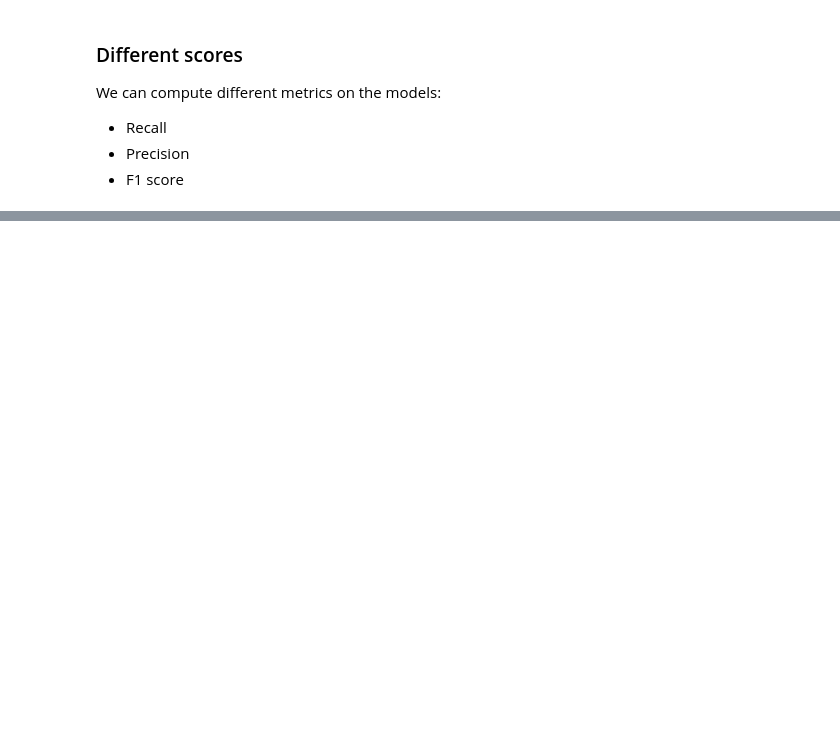
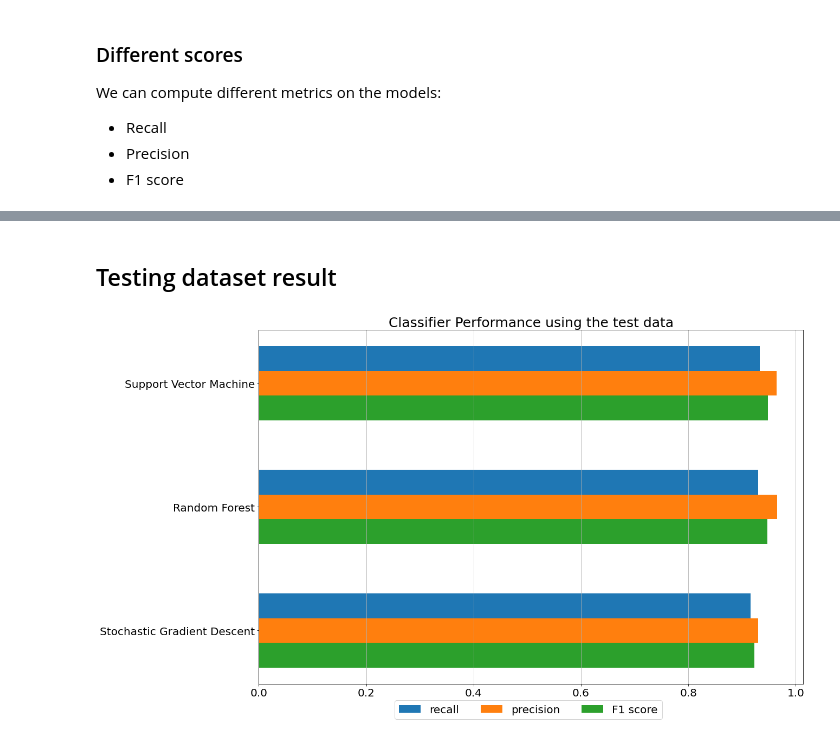
Before and after one commit to qbootstud5/Assignment_3, a Jupyter notebook: notebook.ipynb, the cells around one changed output, grey strips where cells are left out. Saved outputs shown, nothing was run; the diff lists cells and outputs as text; code cells hidden in the pictures; blank space fills up the shorter version.

```diff
--- a/notebook.ipynb
+++ b/notebook.ipynb
@@ -465,7 +454,7 @@ We can compute different metrics on the models:
 - Precision
 - F1 score
 # %%
-scores_dict: dict = {k:
+testing_scores_dict: dict = {k:
 {
     "recall": recall_score(target_test, v),
     "precision": precision_score(target_test, v),
@@ -483,0 +507,6 @@ scores_dict
+# %% [markdown]
+## Testing dataset result
+# %%
+plot_function(testing_scores_dict, title = "Classifier Performance using the test data")
+# %% [output]
+[figure, added]
```
Also changed, not shown: parts of 19 cells of this notebook.
